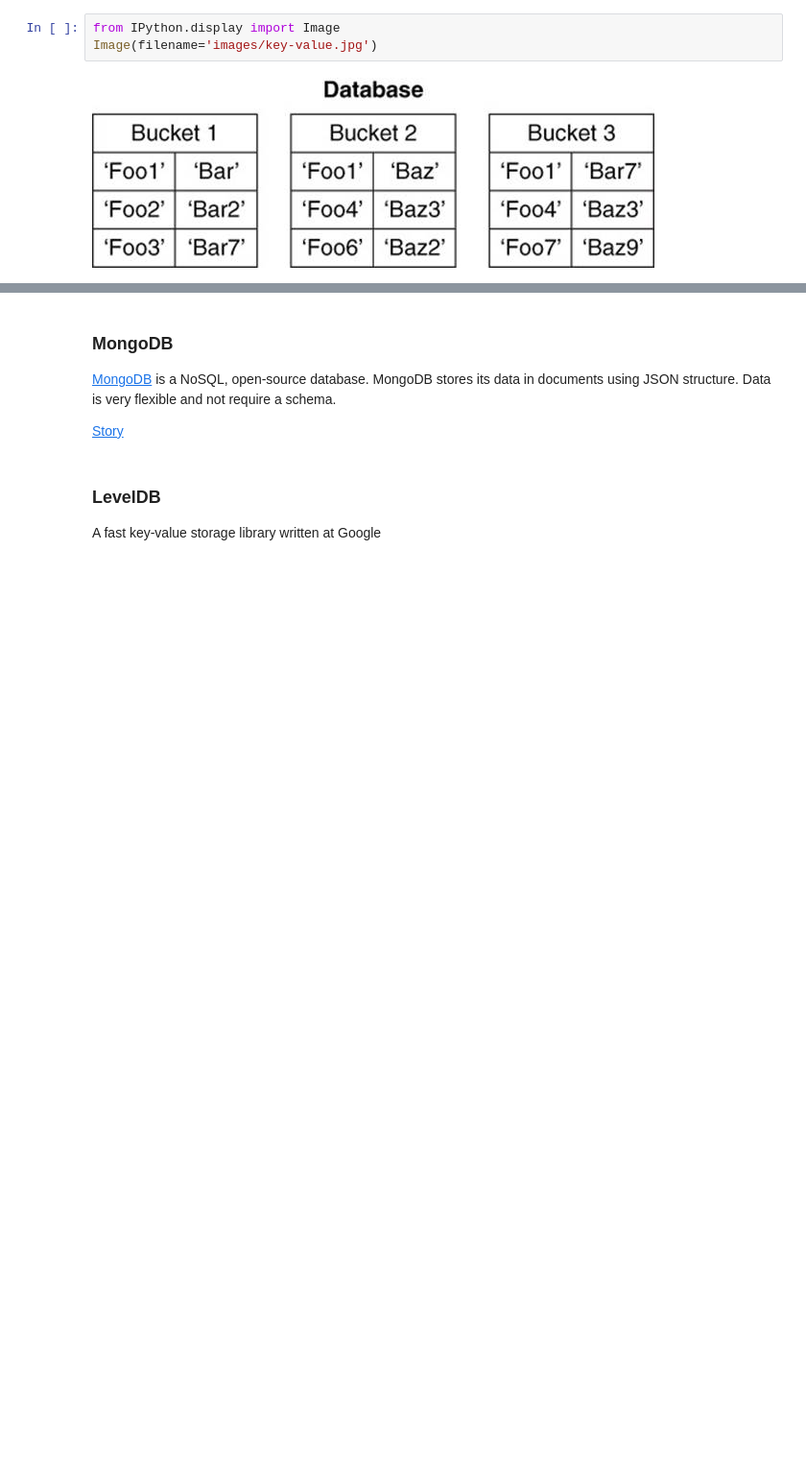
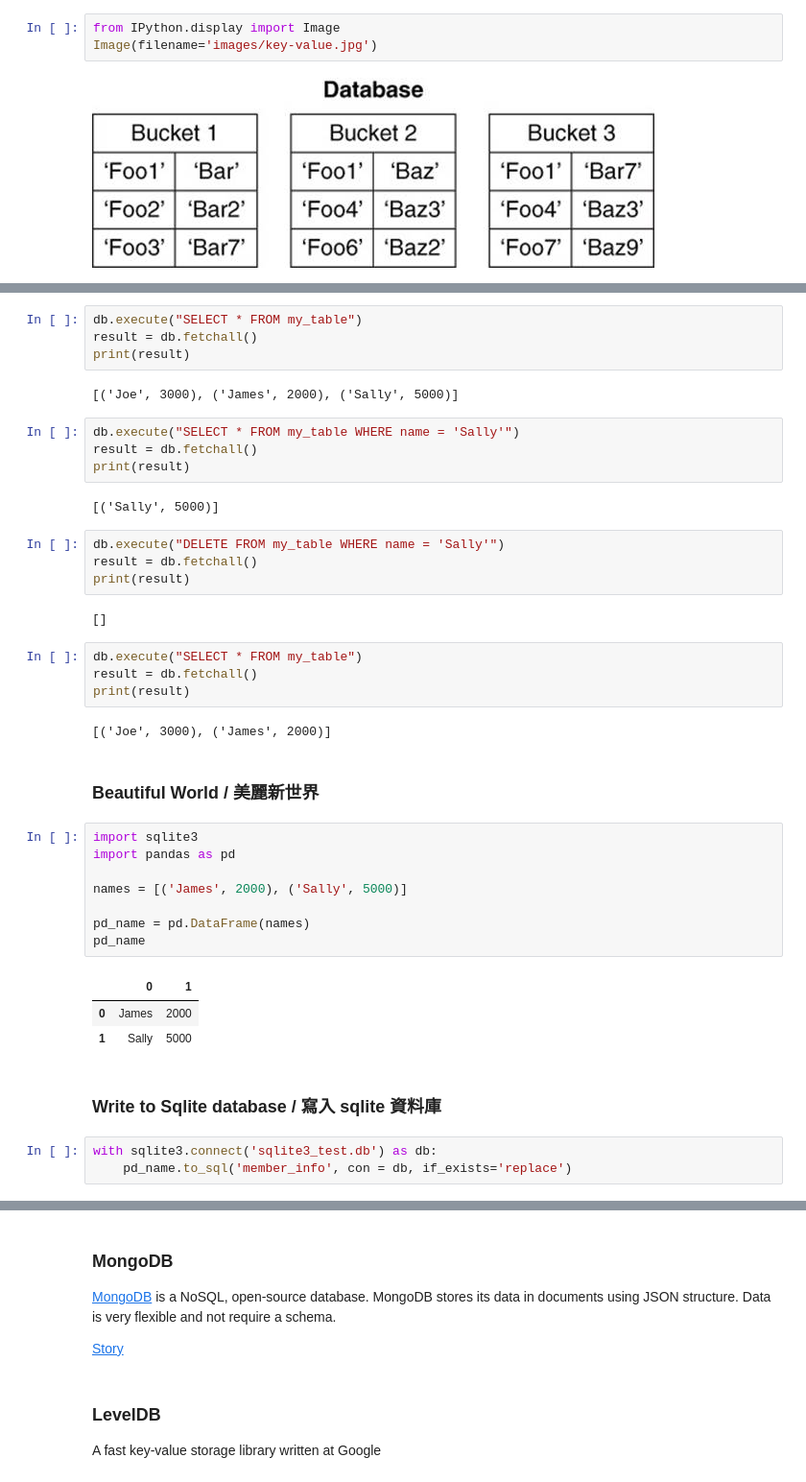
Before and after one commit to paulbroadmission/python_by_examples, a Jupyter notebook: File and Database.ipynb, the cells around one changed output, grey strips where cells are left out. Shown: that part at 96% size. Cells and saved outputs as stored; diff of their text form; blank space fills up the shorter version.

Commit message:
add relational database

```diff
--- a/File and Database.ipynb
+++ b/File and Database.ipynb
@@ -151,0 +235,43 @@ Image(filename='images/key-value.jpg')
+# %%
+db.execute("SELECT * FROM my_table")
+result = db.fetchall()
+print(result)
+# %% [output]
+[('Joe', 3000), ('James', 2000), ('Sally', 5000)]
+# %%
+db.execute("SELECT * FROM my_table WHERE name = 'Sally'")
+result = db.fetchall()
+print(result)
+# %% [output]
+[('Sally', 5000)]
+# %%
+db.execute("DELETE FROM my_table WHERE name = 'Sally'")
+result = db.fetchall()
+print(result)
+# %% [output]
+[]
+# %%
+db.execute("SELECT * FROM my_table")
+result = db.fetchall()
+print(result)
+# %% [output]
+[('Joe', 3000), ('James', 2000)]
+# %% [markdown]
+### Beautiful World / 美麗新世界 ###
+# %%
+import sqlite3
+import pandas as pd
+
+names = [('James', 2000), ('Sally', 5000)]
+
+pd_name = pd.DataFrame(names)
+pd_name
+# %% [output]
+|  | 0 | 1 |
+| 0 | James | 2000 |
+| 1 | Sally | 5000 |
+# %% [markdown]
+### Write to Sqlite database / 寫入 sqlite 資料庫 ###
+# %%
+with sqlite3.connect('sqlite3_test.db') as db:
+    pd_name.to_sql('member_info', con = db, if_exists='replace')
```
Also changed, not shown: parts of 20 cells of this notebook.
